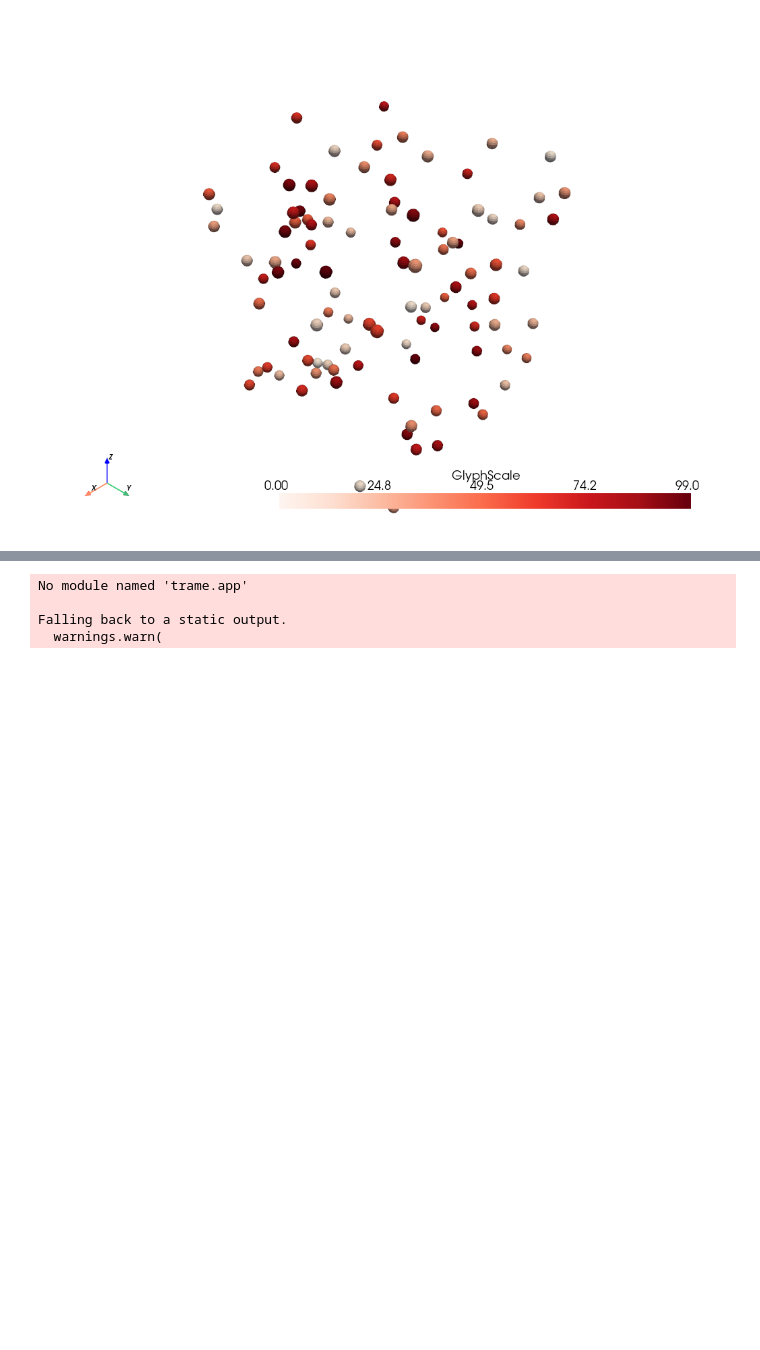
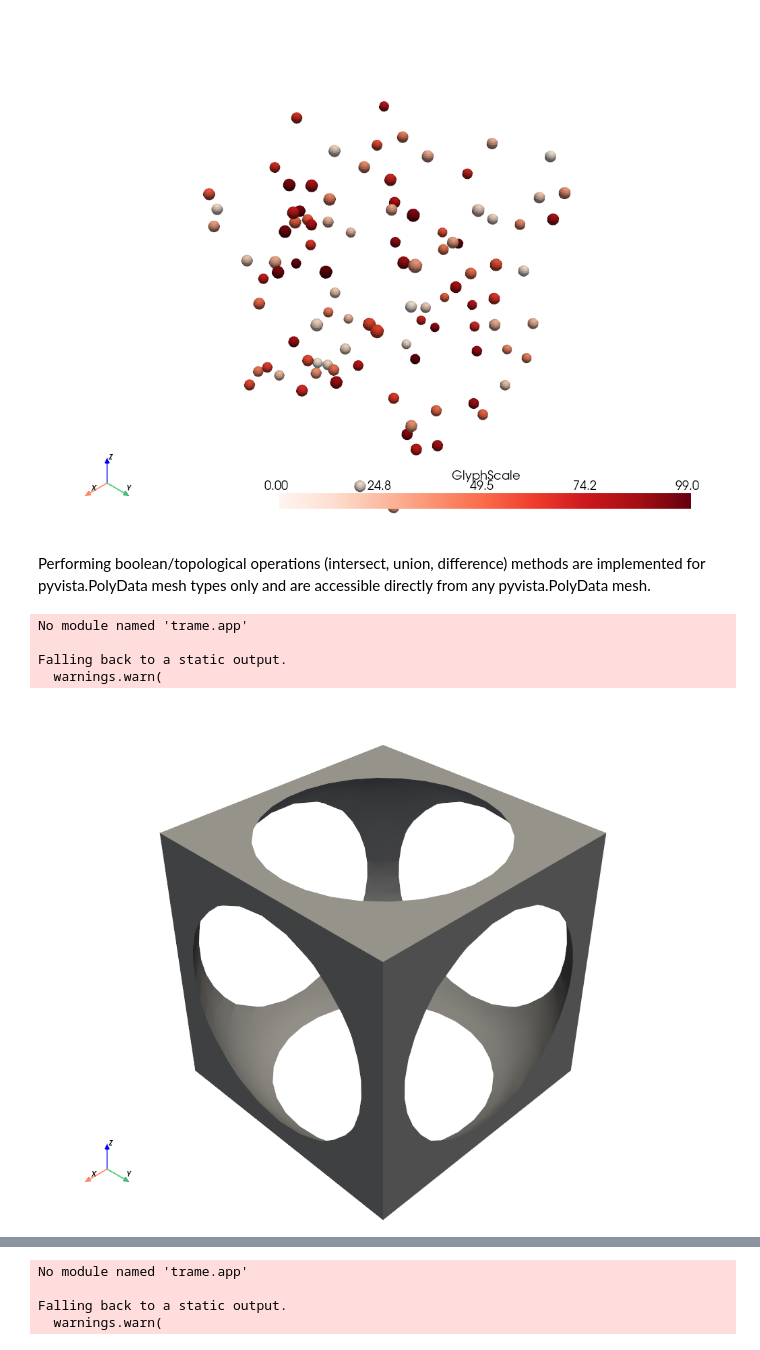
Before and after one commit to arpit-gaur06/exposition-psdv, a Jupyter notebook: posts/visualisation.ipynb, the cells around one changed output, grey strips where cells are left out. Cells and saved outputs as stored; diff of their text form; code cells hidden in the pictures; blank space fills up the shorter version.

```diff
--- a/posts/visualisation.ipynb
+++ b/posts/visualisation.ipynb
@@ -85,3 +91,29 @@ No module named 'trame.app'
 Falling back to a static output.
   warnings.warn(
 [figure]
+# %% [markdown]
+Performing boolean/topological operations (intersect, union, difference) methods are implemented for pyvista.PolyData mesh types only and are accessible directly from any pyvista.PolyData mesh.
+# %%
+import pyvista
+import numpy as np
+
+def make_cube():
+    x = np.linspace(-0.5, 0.5, 25)
+    grid = pyvista.StructuredGrid(*np.meshgrid(x, x, x))
+    surf = grid.extract_surface().triangulate()
+    surf.flip_normals()
+    return surf
+
+# Create example PolyData meshes for boolean operations
+sphere = pyvista.Sphere(radius=0.65, center=(0, 0, 0))
+cube = make_cube()
+
+# Perform a boolean difference
+boolean = cube.boolean_difference(sphere)
+boolean.plot(color='darkgrey', smooth_shading=True, split_sharp_edges=True)
+# %% [output]
+No module named 'trame.app'
+
+Falling back to a static output.
+  warnings.warn(
+[figure, added]
```
Also changed, not shown: parts of 7 cells of this notebook.
